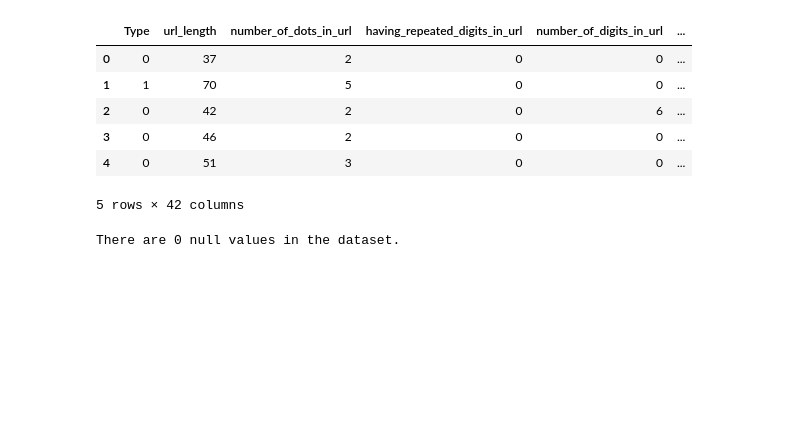
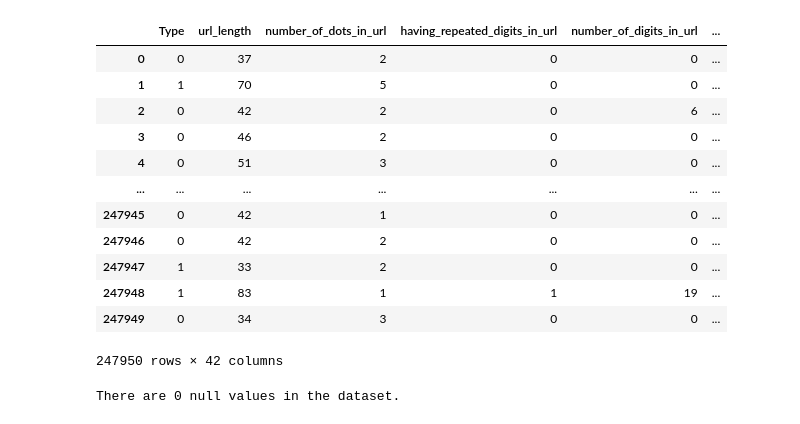
Before and after one commit to mddsayemm/Privacy-and-Security-With-Deep-Learning, a Jupyter notebook: Untitled6.ipynb, the cells around one changed output. Saved outputs shown, nothing was run; the diff lists cells and outputs as text; code cells hidden in the pictures; blank space fills up the shorter version.

```diff
--- a/Untitled6.ipynb
+++ b/Untitled6.ipynb
@@ -5,15 +5,21 @@ import numpy as np
 import pandas as pd
 # %%
 data=pd.read_csv('Dataset.csv')
-data.head()
+display(data)
 # %% [output]
 |  | Type | url_length | number_of_dots_in_url | having_repeated_digits_in_url | number_of_digits_in_url | ... |
 | 0 | 0 | 37 | 2 | 0 | 0 | ... |
 | 1 | 1 | 70 | 5 | 0 | 0 | ... |
 | 2 | 0 | 42 | 2 | 0 | 6 | ... |
 | 3 | 0 | 46 | 2 | 0 | 0 | ... |
 | 4 | 0 | 51 | 3 | 0 | 0 | ... |
+| ... | ... | ... | ... | ... | ... | ... |
+| 247945 | 0 | 42 | 1 | 0 | 0 | ... |
+| 247946 | 0 | 42 | 2 | 0 | 0 | ... |
+| 247947 | 1 | 33 | 2 | 0 | 0 | ... |
+| 247948 | 1 | 83 | 1 | 1 | 19 | ... |
+| 247949 | 0 | 34 | 3 | 0 | 0 | ... |
-5 rows × 42 columns
+247950 rows × 42 columns
 # %%
 data=pd.read_csv('Dataset.csv')
 total_nulls = data.isnull().sum().sum()
```
Also changed, not shown: parts of 8 cells of this notebook.
